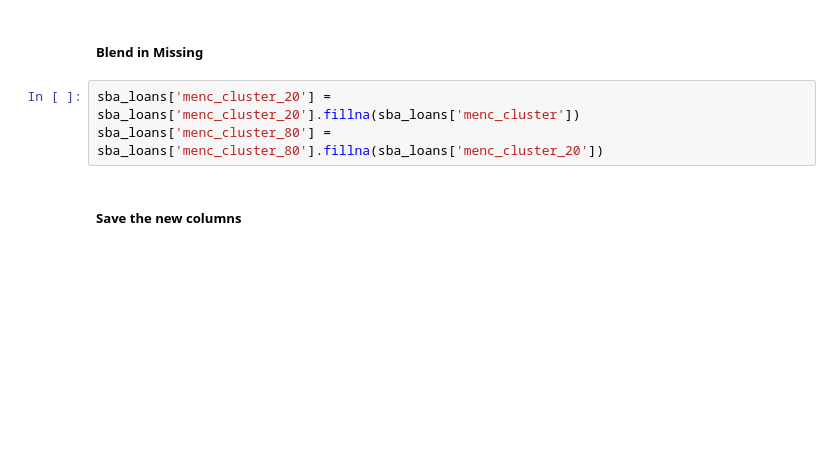
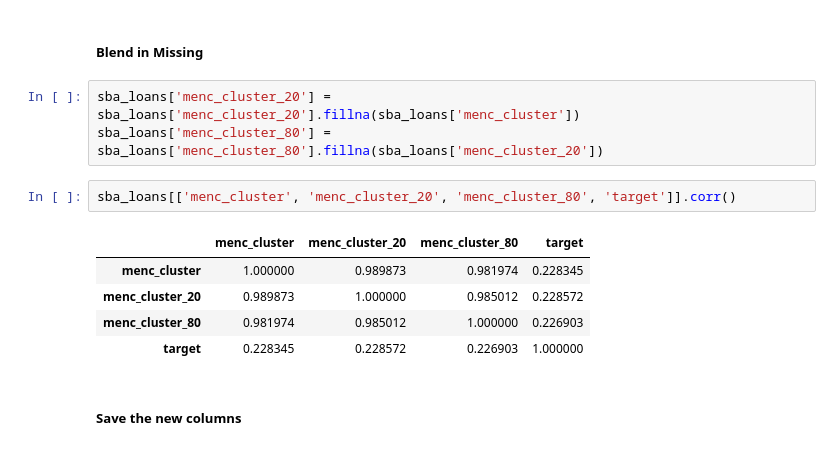
Before and after one commit to vla6/Blog_gnn_naics, a Jupyter notebook: 65_xgb_meanc_dgi_base_clus.ipynb, the cells around one changed output. Saved outputs shown, nothing was run; the diff lists cells and outputs as text; blank space fills up the shorter version.

```diff
--- a/65_xgb_meanc_dgi_base_clus.ipynb
+++ b/65_xgb_meanc_dgi_base_clus.ipynb
@@ -85,6 +85,14 @@ sba_loans = pd.concat([sba_loans.drop(columns='menc_cluster_80', errors='ignore'
 # %%
 sba_loans['menc_cluster_20'] = sba_loans['menc_cluster_20'].fillna(sba_loans['menc_cluster'])
 sba_loans['menc_cluster_80'] = sba_loans['menc_cluster_80'].fillna(sba_loans['menc_cluster_20'])
+# %%
+sba_loans[['menc_cluster', 'menc_cluster_20', 'menc_cluster_80', 'target']].corr()
+# %% [output]
+|  | menc_cluster | menc_cluster_20 | menc_cluster_80 | target |
+| menc_cluster | 1.000000 | 0.989873 | 0.981974 | 0.228345 |
+| menc_cluster_20 | 0.989873 | 1.000000 | 0.985012 | 0.228572 |
+| menc_cluster_80 | 0.981974 | 0.985012 | 1.000000 | 0.226903 |
+| target | 0.228345 | 0.228572 | 0.226903 | 1.000000 |
 # %% [markdown]
 ##### Save the new columns
 # %%
```
Also changed, not shown: parts of 8 cells of this notebook, 11 other files.
